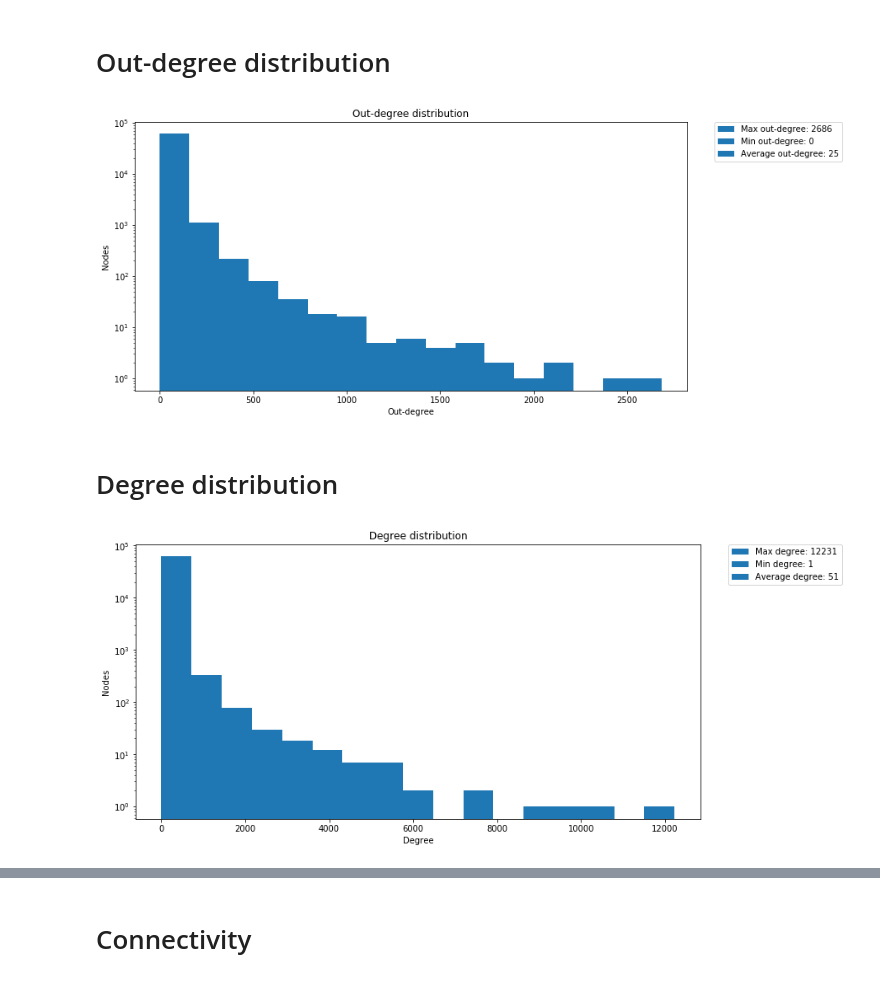
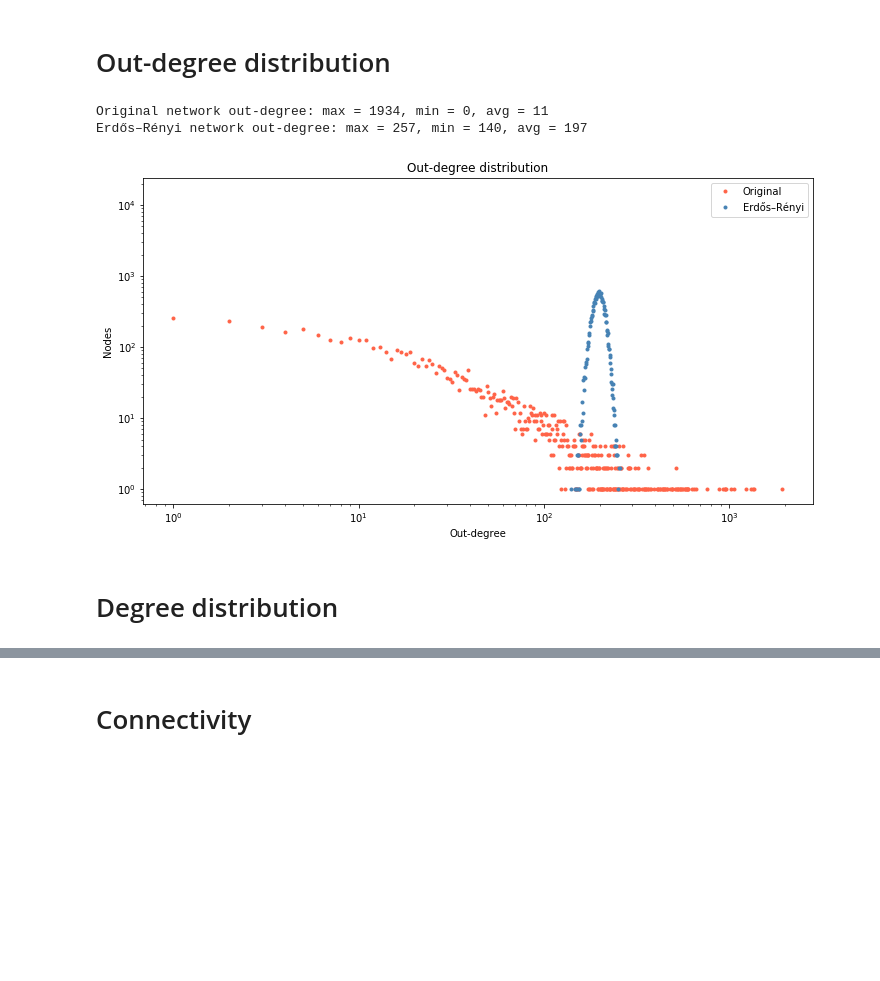
Before and after one commit to biyanisuraj/the_facebook_scandal, a Jupyter notebook: scripts/visualization/network_analysis.ipynb, the cells around one changed output, grey strips where cells are left out. Saved outputs shown, nothing was run; the diff lists cells and outputs as text; code cells hidden in the pictures; blank space fills up the shorter version.

```diff
--- a/scripts/visualization/network_analysis.ipynb
+++ b/scripts/visualization/network_analysis.ipynb
@@ -44,34 +76,38 @@ plt.show()
 # %% [markdown]
 # Out-degree distribution
-# %%
-out_degrees = sorted(dict(g.out_degree()).values())
-ideal_bins = math.ceil(math.log(len(out_degrees), 2)) + 1
-patch = [patches.Patch(label='Max out-degree: ' + str(max(out_degrees))),
-         patches.Patch(label='Min out-degree: ' + str(min(out_degrees))),
-         patches.Patch(label='Average out-degree: ' + str(sum(out_degrees)/len(out_degrees)))]
-
-plt.hist(out_degrees, bins=int(ideal_bins), log=True)
-plt.title('Out-degree distribution')
-plt.xlabel('Out-degree')
-plt.ylabel('Nodes')
-plt.legend(handles=patch, bbox_to_anchor=(1.05, 1), loc=2, borderaxespad=0.)
-plt.show()
-# %% [output]
-[figure, removed]
+# %%
+out_degrees = collections.Counter(d for n, d in g.out_degree())
+out_degrees = [out_degrees.get(i, 0) for i in range(max(out_degrees) + 1)]
+max_d = max(list(d for n, d in g.out_degree()))
+min_d = min(list(d for n, d in g.out_degree()))
+
+print 'Original network out-degree: max = ' + str(max_d) + \
+    ', min = ' + str(min_d) + ', avg = ' + \
+    str(sum(list(d for n, d in g.out_degree()))/len(list(d for n, d in g.out_degree())))
+
+plt.plot(range(0, len(out_degrees)), out_degrees, '.', color='tomato',
+        label='Original')
+
+out_degrees = collections.Counter(d for n, d in er_g.out_degree())
+out_degrees = [out_degrees.get(i, 0) for i in range(max(out_degrees) + 1)]
+max_d = max(list(d for n, d in er_g.out_degree()))
+min_d = min(list(d for n, d in er_g.out_degree()))
+
+print u'Erdős–Rényi network out-degree: max = ' + str(max_d) + \
+    ', min = ' + str(min_d) + ', avg = ' + \
+    str(sum(list(d for n, d in er_g.out_degree()))/len(list(d for n, d in er_g.out_degree())))
+
+plt.plot(range(0, len(out_degrees)), out_degrees, '.', color='steelblue',
+        label=u'Erdős–Rényi')
+plt.loglog()
+plt.title(u'Out-degree distribution')
+plt.xlabel('Out-degree')
+plt.ylabel('Nodes')
+plt.legend()
+plt.show()
+# %% [output]
+Original network out-degree: max = 1934, min = 0, avg = 11
+Erdős–Rényi network out-degree: max = 257, min = 140, avg = 197
+[figure, added]
 # %% [markdown]
 # Degree distribution
-# %%
-degrees = sorted(dict(g.degree()).values())
-ideal_bins = math.ceil(math.log(len(out_degrees), 2)) + 1
-patch = [patches.Patch(label='Max degree: ' + str(max(degrees))),
-         patches.Patch(label='Min degree: ' + str(min(degrees))),
-         patches.Patch(label='Average degree: ' + str(sum(degrees)/len(degrees)))]
-
-plt.hist(degrees, bins=int(ideal_bins), log=True)
-plt.title('Degree distribution')
-plt.xlabel('Degree')
-plt.ylabel('Nodes')
-plt.legend(handles=patch, bbox_to_anchor=(1.05, 1), loc=2, borderaxespad=0.)
-plt.show()
-# %% [output]
-[figure, removed]
```
Also changed, not shown: parts of 14 cells of this notebook, 1 other file.
